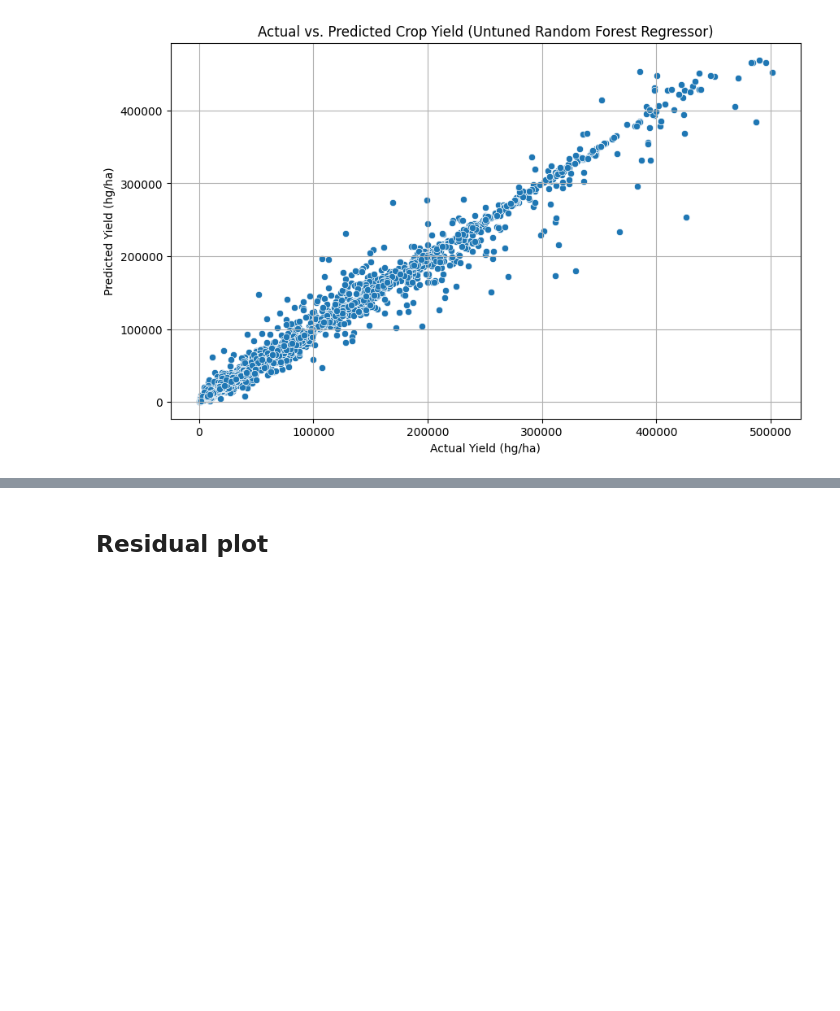
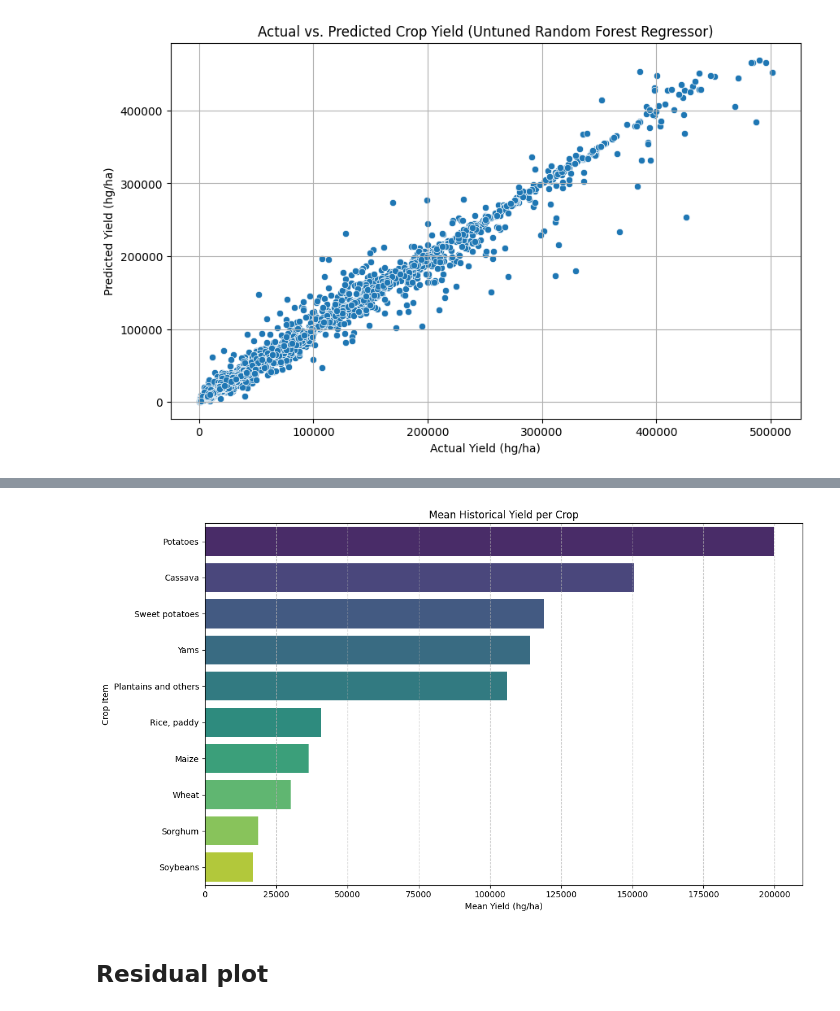
Before and after one commit to rras1205/ml-agriculture-insights, a Jupyter notebook: YieldProductionInsights.ipynb, the cells around one changed output, grey strips where cells are left out. Drawn from its saved outputs; the diff is of its cells as text; code cells hidden in the pictures; blank space fills up the shorter version.

```diff
--- a/YieldProductionInsights.ipynb
+++ b/YieldProductionInsights.ipynb
@@ -591,3 +604,16 @@ plt.grid(True)
 plt.show()
 # %% [output]
 [figure]
+# %%
+# Load the original_df_for_streamlit for per-crop mean calculation
+# This DataFrame retains the original 'Item' column before one-hot encoding.
+original_df_for_streamlit = joblib.load('original_df_for_streamlit.pkl')
+print("original_df_for_streamlit loaded for per-crop mean calculation.")
+
+# Calculate the mean yield for each crop ('Item') using the original_df_for_streamlit
+per_crop_mean_yield = original_df_for_streamlit.groupby('Item')['hg/ha_yield'].mean().to_dict()
+
+# Save the dictionary of per-crop mean yields
+joblib.dump(per_crop_mean_yield, 'per_crop_mean_yield.pkl')
+
+print("Per-crop mean yield calculated and saved as 'per_crop_mean_yield.pkl'!")
@@ -594,3 +627,26 @@ plt.show()
+# %%
+# Load the per_crop_mean_yield dictionary
+# Ensure 'per_crop_mean_yield.pkl' has been created and saved previously
+per_crop_mean_yield = joblib.load('per_crop_mean_yield.pkl')
+
+
+# Convert the dictionary to a DataFrame for easier plotting
+yield_df = pd.DataFrame(list(per_crop_mean_yield.items()), columns=['Crop', 'Mean Yield (hg/ha)'])
+
+# Sort for better visualization
+yield_df = yield_df.sort_values(by='Mean Yield (hg/ha)', ascending=False)
+
+# Create the bar plot
+plt.figure(figsize=(12, 7))
+sns.barplot(x='Mean Yield (hg/ha)', y='Crop', data=yield_df, palette='viridis', hue='Crop', legend=False)
+plt.title('Mean Historical Yield per Crop')
+plt.xlabel('Mean Yield (hg/ha)')
+plt.ylabel('Crop Item')
+plt.grid(axis='x', linestyle='--', alpha=0.7)
+plt.tight_layout()
+plt.show()
+# %% [output]
+[figure, added]
 # %% [markdown]
 ## Residual plot
 # %%
```
Also changed, not shown: parts of 13 cells of this notebook.
